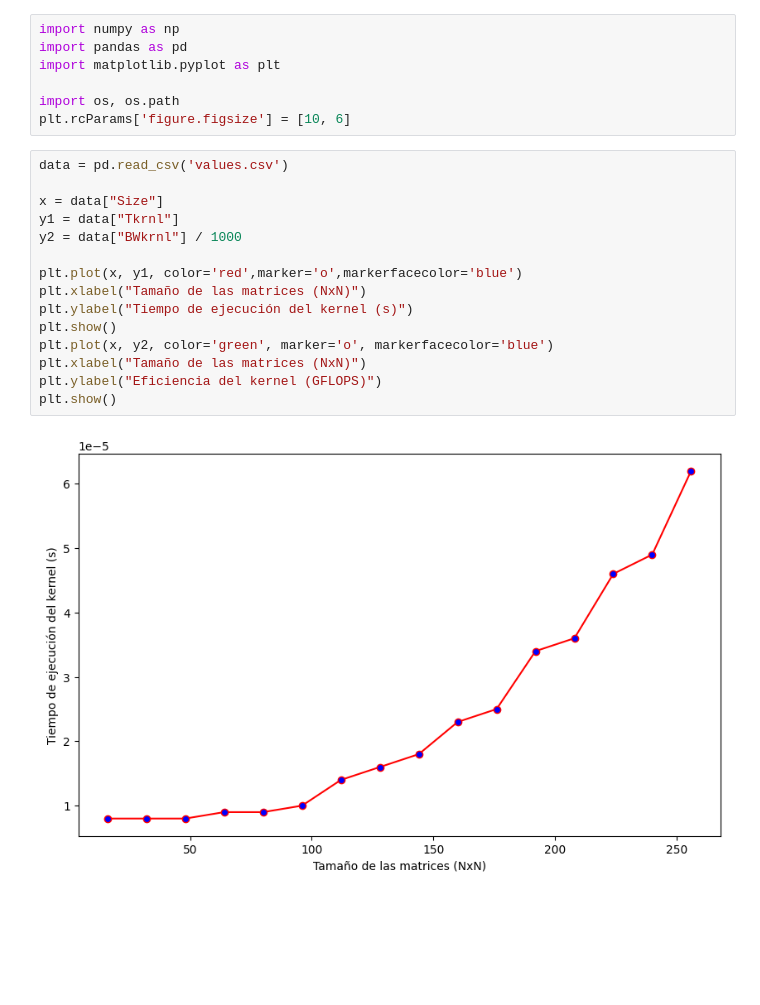
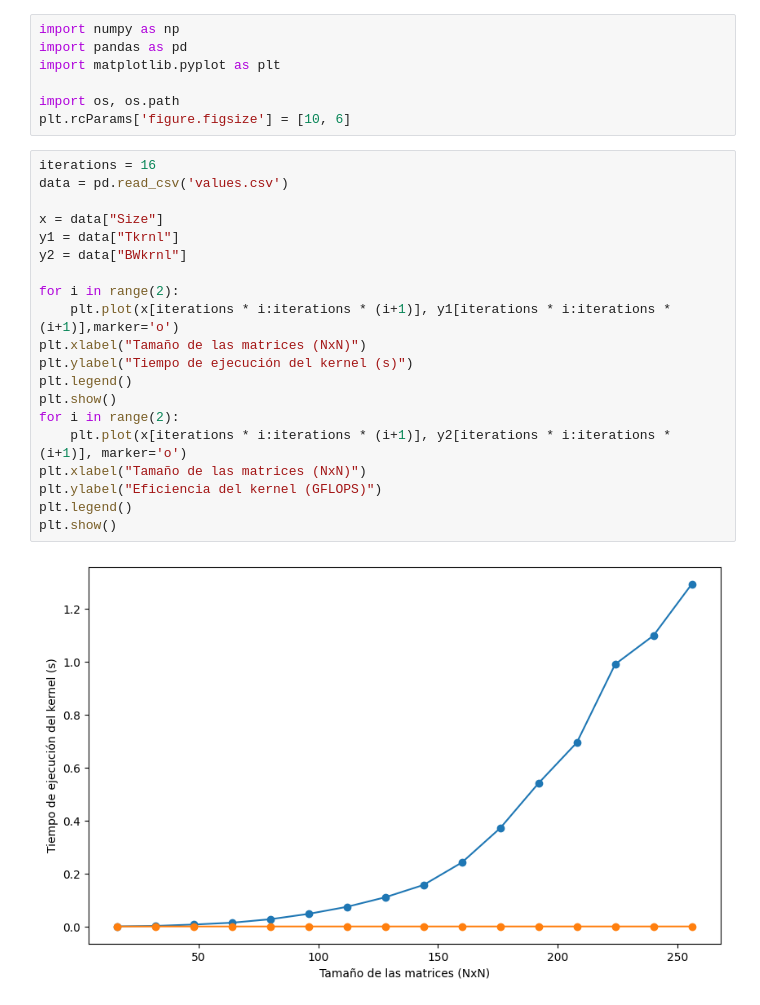
Before and after one commit to almasso/GPUs, a Jupyter notebook: src/lab1/matrix_mult/graficar.ipynb, the cells around one changed output. Saved outputs shown, nothing was run; the diff lists cells and outputs as text; blank space fills up the shorter version.

```diff
--- a/src/lab1/matrix_mult/graficar.ipynb
+++ b/src/lab1/matrix_mult/graficar.ipynb
@@ -6,19 +6,24 @@ import matplotlib.pyplot as plt
 import os, os.path
 plt.rcParams['figure.figsize'] = [10, 6]
 # %%
+iterations = 16
 data = pd.read_csv('values.csv')
 
 x = data["Size"]
 y1 = data["Tkrnl"]
-y2 = data["BWkrnl"] / 1000
+y2 = data["BWkrnl"]
 
-plt.plot(x, y1, color='red',marker='o',markerfacecolor='blue')
+for i in range(2):
+    plt.plot(x[iterations * i:iterations * (i+1)], y1[iterations * i:iterations * (i+1)],marker='o')
 plt.xlabel("Tamaño de las matrices (NxN)")
 plt.ylabel("Tiempo de ejecución del kernel (s)")
+plt.legend()
 plt.show()
-plt.plot(x, y2, color='green', marker='o', markerfacecolor='blue')
+for i in range(2):
+    plt.plot(x[iterations * i:iterations * (i+1)], y2[iterations * i:iterations * (i+1)], marker='o')
 plt.xlabel("Tamaño de las matrices (NxN)")
 plt.ylabel("Eficiencia del kernel (GFLOPS)")
+plt.legend()
 plt.show()
 # %% [output]
-[figure, old version]
+[figure, new version]
```
Also changed, not shown: parts of 1 cell of this notebook, 8 other files.
